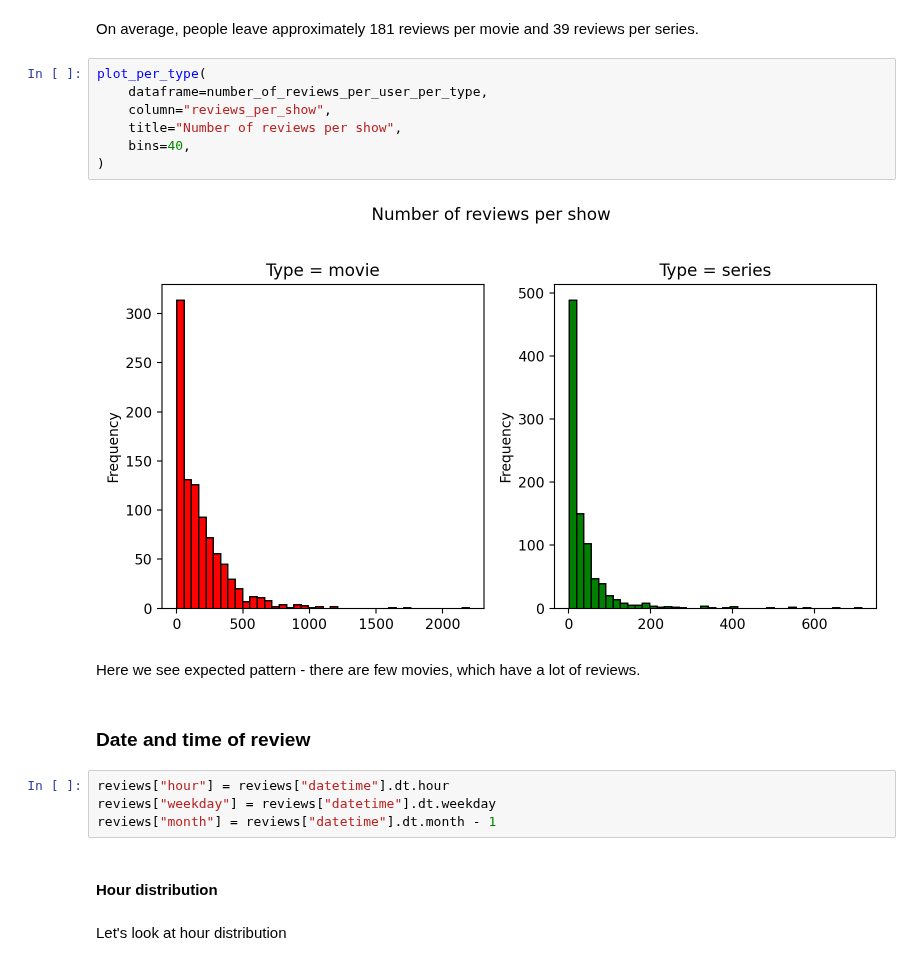
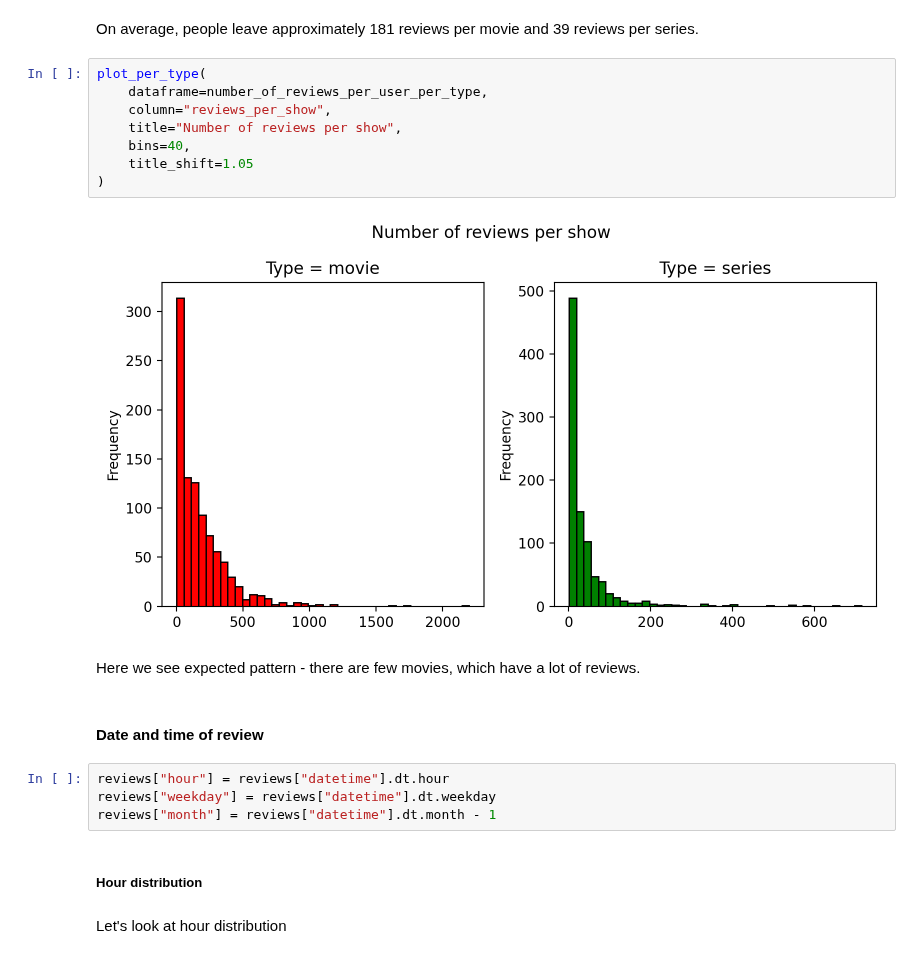
Before and after one commit to Extremesarova/shows_analysis, a Jupyter notebook: shows_analysis/notebooks/4_datasets_eda/reviews_eda.ipynb, the cells around one changed output. Cells and saved outputs as stored; diff of their text form.

```diff
--- a/shows_analysis/notebooks/4_datasets_eda/reviews_eda.ipynb
+++ b/shows_analysis/notebooks/4_datasets_eda/reviews_eda.ipynb
@@ -149,22 +198,23 @@ On average, people leave approximately 181 reviews per movie and 39 reviews per
 # %%
 plot_per_type(
     dataframe=number_of_reviews_per_user_per_type,
     column="reviews_per_show",
     title="Number of reviews per show",
     bins=40,
+    title_shift=1.05
 )
 # %% [output]
-[figure, old version]
+[figure, new version]
 # %% [markdown]
 Here we see expected pattern - there are few movies, which have a lot of reviews.
 # %% [markdown]
-### Date and time of review
+#### Date and time of review
 # %%
 reviews["hour"] = reviews["datetime"].dt.hour
 reviews["weekday"] = reviews["datetime"].dt.weekday
 reviews["month"] = reviews["datetime"].dt.month - 1
 # %% [markdown]
-#### Hour distribution
+##### Hour distribution
 # %% [markdown]
 Let's look at hour distribution
 # %%
```
Also changed, not shown: parts of 35 cells of this notebook, 1 other file.
